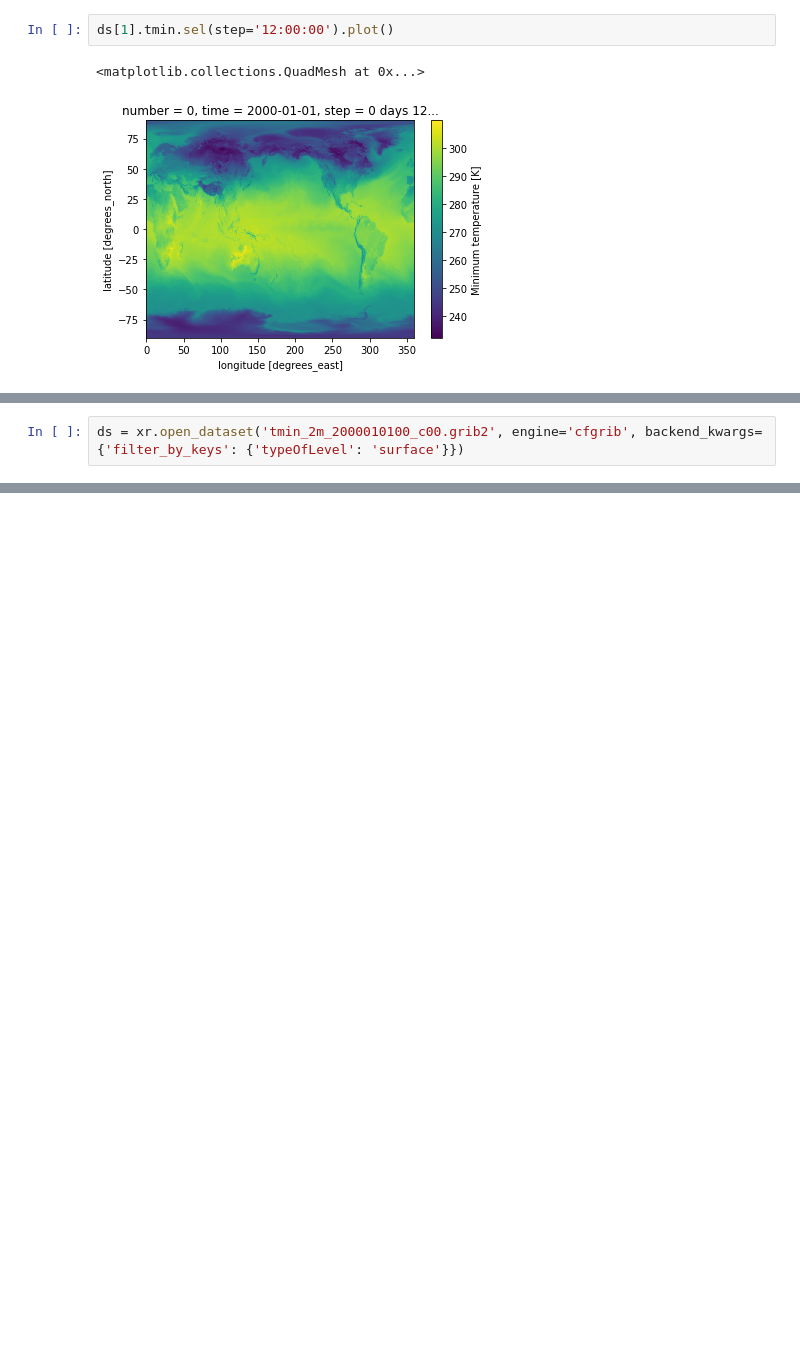
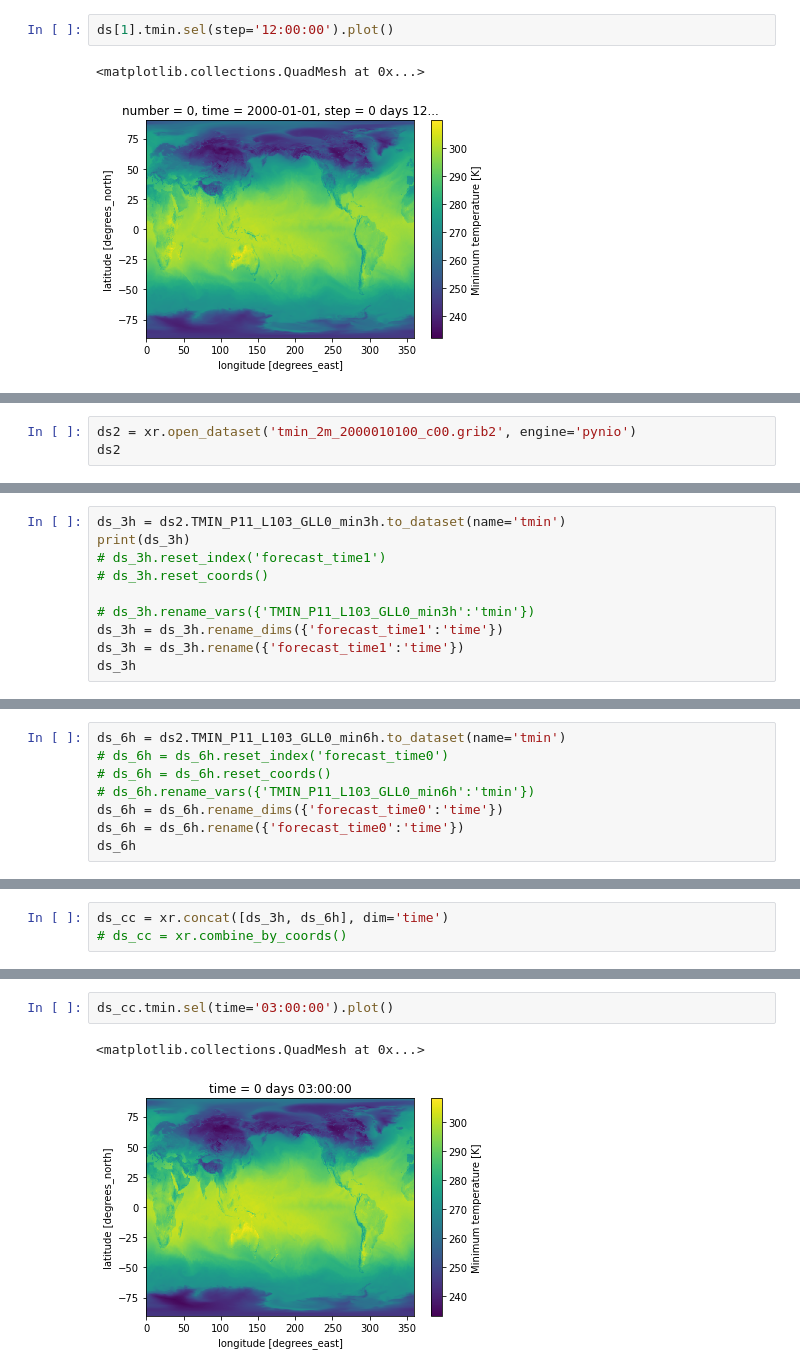
Before and after one commit to nhm-usgs/S2S_Explore, a Jupyter notebook: notebooks/Fetch_Read_GEFSv12_Reforecast_Experiments.ipynb, the cells around one changed output, grey strips where cells are left out. Cells and saved outputs as stored; diff of their text form; blank space fills up the shorter version.

```diff
--- a/notebooks/Fetch_Read_GEFSv12_Reforecast_Experiments.ipynb
+++ b/notebooks/Fetch_Read_GEFSv12_Reforecast_Experiments.ipynb
@@ -96,2 +209,3 @@ ds[1].tmin.sel(step='12:00:00').plot()
 # %%
-ds = xr.open_dataset('tmin_2m_2000010100_c00.grib2', engine='cfgrib', backend_kwargs={'filter_by_keys': {'typeOfLevel': 'surface'}})
+ds2 = xr.open_dataset('tmin_2m_2000010100_c00.grib2', engine='pynio')
+ds2
@@ -99,0 +215,10 @@ KeyError: 'paramId'
+# %%
+ds_3h = ds2.TMIN_P11_L103_GLL0_min3h.to_dataset(name='tmin')
+print(ds_3h)
+# ds_3h.reset_index('forecast_time1')
+# ds_3h.reset_coords()
+
+# ds_3h.rename_vars({'TMIN_P11_L103_GLL0_min3h':'tmin'})
+ds_3h = ds_3h.rename_dims({'forecast_time1':'time'})
+ds_3h = ds_3h.rename({'forecast_time1':'time'})
+ds_3h
@@ -99,0 +242,8 @@ KeyError: 'paramId'
+# %%
+ds_6h = ds2.TMIN_P11_L103_GLL0_min6h.to_dataset(name='tmin')
+# ds_6h = ds_6h.reset_index('forecast_time0')
+# ds_6h = ds_6h.reset_coords()
+# ds_6h.rename_vars({'TMIN_P11_L103_GLL0_min6h':'tmin'})
+ds_6h = ds_6h.rename_dims({'forecast_time0':'time'})
+ds_6h = ds_6h.rename({'forecast_time0':'time'})
+ds_6h
@@ -99,0 +259,3 @@ KeyError: 'paramId'
+# %%
+ds_cc = xr.concat([ds_3h, ds_6h], dim='time')
+# ds_cc = xr.combine_by_coords()
@@ -99,0 +287,5 @@ KeyError: 'paramId'
+# %%
+ds_cc.tmin.sel(time='03:00:00').plot()
+# %% [output]
+<matplotlib.collections.QuadMesh at 0x...>
+[figure, added]
```
Also changed, not shown: parts of 21 cells of this notebook, 1 other file.
